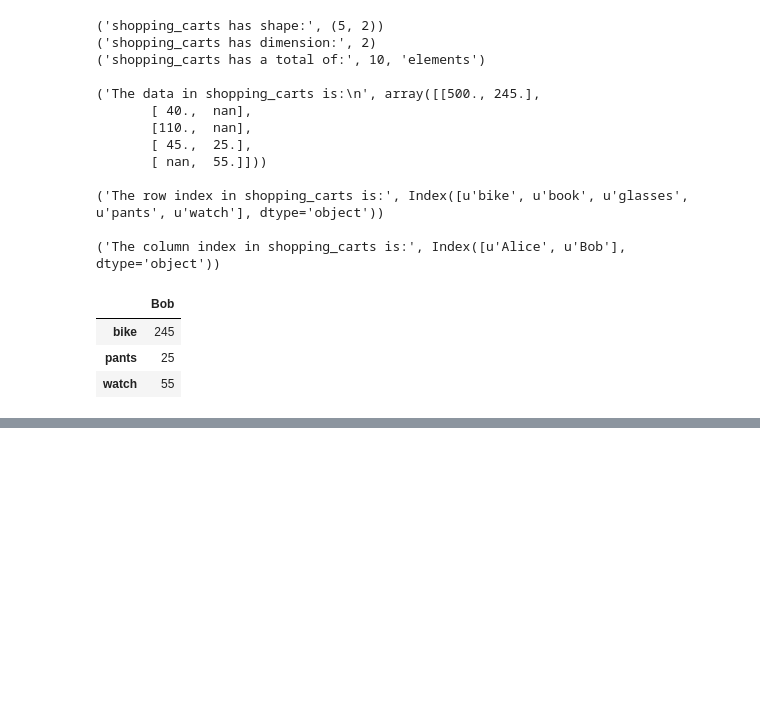
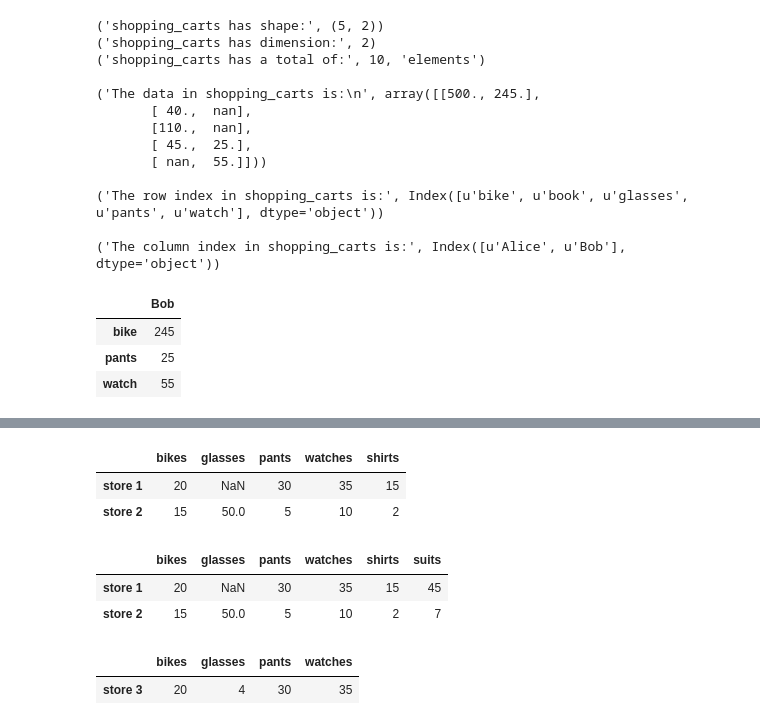
Before and after one commit to classofai/AIPND, a Jupyter notebook: Pandas/Pandas.ipynb, the cells around one changed output, grey strips where cells are left out. Drawn from its saved outputs; the diff is of its cells as text; code cells hidden in the pictures; blank space fills up the shorter version.

```diff
--- a/Pandas/Pandas.ipynb
+++ b/Pandas/Pandas.ipynb
@@ -401,0 +468,10 @@ bob_shopping_cart
+# %%
+# We create a list of Python dictionaries
+items2 = [{'bikes': 20, 'pants': 30, 'watches': 35},
+          {'watches': 10, 'glasses': 50, 'bikes': 15, 'pants':5}]
+
+# We create a DataFrame
+store_items = pd.DataFrame(items2, index = ['store 1', 'store 2'])
+
+# We display the DataFrame
+store_items
@@ -401,0 +512,33 @@ bob_shopping_cart
+# %%
+# We add a new column named shirts to our store_items DataFrame indicating the number of
+# shirts in stock at each store. We will put 15 shirts in store 1 and 2 shirts in store 2
+store_items['shirts'] = [15,2]
+
+# We display the modified DataFrame
+store_items
+# %% [output]
+|  | bikes | glasses | pants | watches | shirts |
+| store 1 | 20 | NaN | 30 | 35 | 15 |
+| store 2 | 15 | 50.0 | 5 | 10 | 2 |
+# %%
+# We make a new column called suits by adding the number of shirts and pants
+store_items['suits'] = store_items['pants'] + store_items['shirts']
+
+# We display the modified DataFrame
+store_items
+# %% [output]
+|  | bikes | glasses | pants | watches | shirts | suits |
+| store 1 | 20 | NaN | 30 | 35 | 15 | 45 |
+| store 2 | 15 | 50.0 | 5 | 10 | 2 | 7 |
+# %%
+# We create a dictionary from a list of Python dictionaries that will number of items at the new store
+new_items = [{'bikes': 20, 'pants': 30, 'watches': 35, 'glasses': 4}]
+
+# We create new DataFrame with the new_items and provide and index labeled store 3
+new_store = pd.DataFrame(new_items, index = ['store 3'])
+
+# We display the items at the new store
+new_store
+# %% [output]
+|  | bikes | glasses | pants | watches |
+| store 3 | 20 | 4 | 30 | 35 |
```
Also changed, not shown: parts of 8 cells of this notebook.
